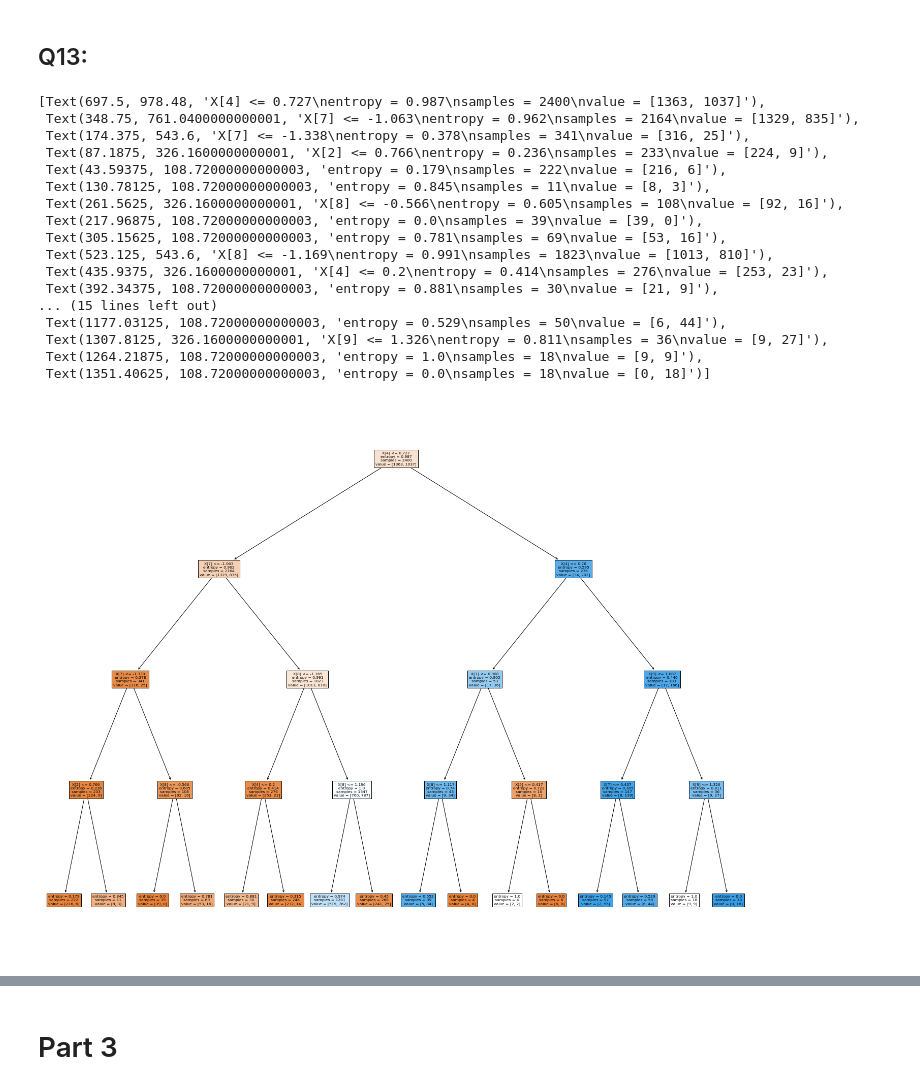
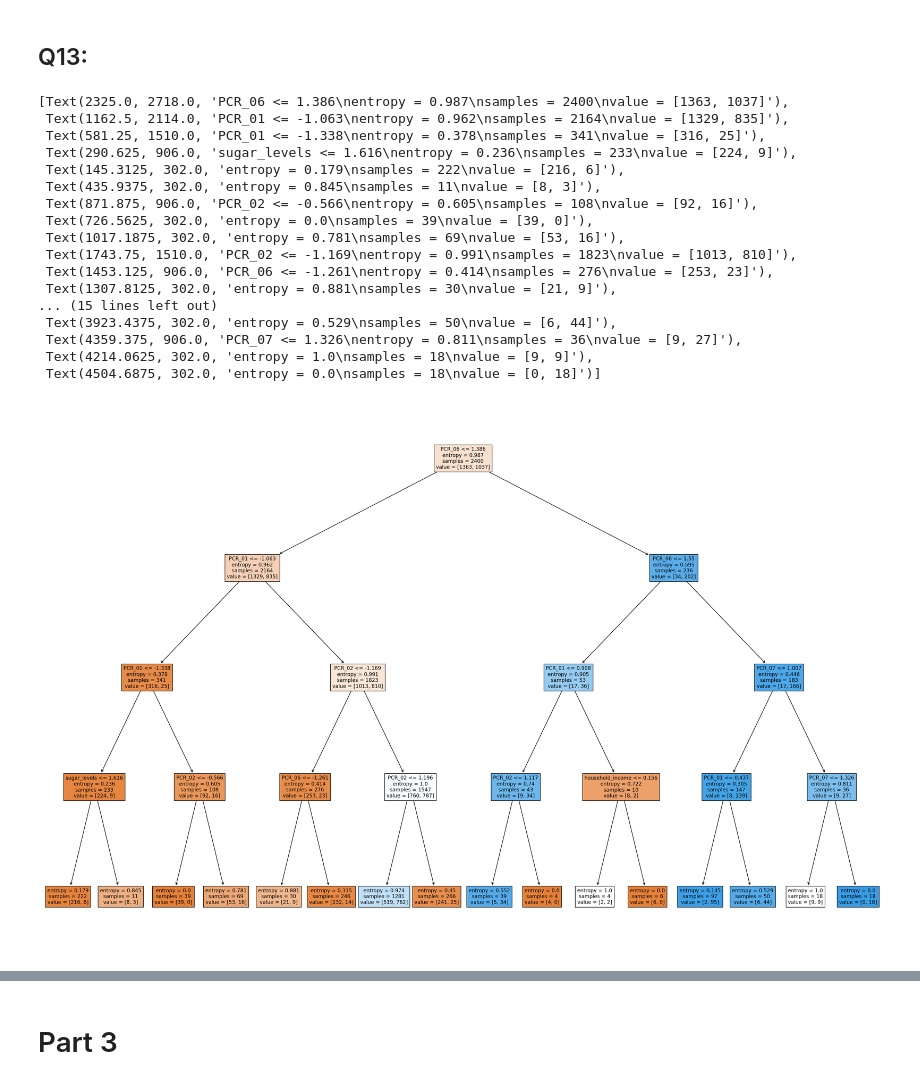
Before and after one commit to Av0cat0/IntroToML-cs236756-HW2, a Jupyter notebook: 313575599-308160647.ipynb, the cells around one changed output, grey strips where cells are left out. Cells and saved outputs as stored; diff of their text form; code cells hidden in the pictures.

```diff
--- a/313575599-308160647.ipynb
+++ b/313575599-308160647.ipynb
@@ -126,30 +143,30 @@ Name: risk, dtype: float64
 # %%
 features = [x for x in df_train.columns if x not in ['covid', 'risk', 'spread']]
 x_train = df_train[features]
 y_train = df_train['risk']
 x_test = df_test[features]
 y_test = df_test['risk']
 h = DecisionTreeClassifier(criterion="entropy", max_depth=4)
 h.fit(x_train, y_train)
 trainAcc = np.sum(h.predict(x_train) == y_train) * 100 / len(y_train)
-plt.figure(figsize=(25,20))
-plot_tree(h, filled=True)
+plt.figure(figsize=(30, 20), dpi=200)
+plot_tree(h, filled=True, feature_names=features, fontsize=10)
 # %% [output]
-[Text(697.5, 978.48, 'X[4] <= 0.727\nentropy = 0.987\nsamples = 2400\nvalue = [1363, 1037]'),
- Text(348.75, 761.0400000000001, 'X[7] <= -1.063\nentropy = 0.962\nsamples = 2164\nvalue = [1329, 835]'),
- Text(174.375, 543.6, 'X[7] <= -1.338\nentropy = 0.378\nsamples = 341\nvalue = [316, 25]'),
- Text(87.1875, 326.1600000000001, 'X[2] <= 0.766\nentropy = 0.236\nsamples = 233\nvalue = [224, 9]'),
- Text(43.59375, 108.72000000000003, 'entropy = 0.179\nsamples = 222\nvalue = [216, 6]'),
- Text(130.78125, 108.72000000000003, 'entropy = 0.845\nsamples = 11\nvalue = [8, 3]'),
- Text(261.5625, 326.1600000000001, 'X[8] <= -0.566\nentropy = 0.605\nsamples = 108\nvalue = [92, 16]'),
- Text(217.96875, 108.72000000000003, 'entropy = 0.0\nsamples = 39\nvalue = [39, 0]'),
- Text(305.15625, 108.72000000000003, 'entropy = 0.781\nsamples = 69\nvalue = [53, 16]'),
- Text(523.125, 543.6, 'X[8] <= -1.169\nentropy = 0.991\nsamples = 1823\nvalue = [1013, 810]'),
- Text(435.9375, 326.1600000000001, 'X[4] <= 0.2\nentropy = 0.414\nsamples = 276\nvalue = [253, 23]'),
- Text(392.34375, 108.72000000000003, 'entropy = 0.881\nsamples = 30\nvalue = [21, 9]'),
+[Text(2325.0, 2718.0, 'PCR_06 <= 1.386\nentropy = 0.987\nsamples = 2400\nvalue = [1363, 1037]'),
+ Text(1162.5, 2114.0, 'PCR_01 <= -1.063\nentropy = 0.962\nsamples = 2164\nvalue = [1329, 835]'),
+ Text(581.25, 1510.0, 'PCR_01 <= -1.338\nentropy = 0.378\nsamples = 341\nvalue = [316, 25]'),
+ Text(290.625, 906.0, 'sugar_levels <= 1.616\nentropy = 0.236\nsamples = 233\nvalue = [224, 9]'),
+ Text(145.3125, 302.0, 'entropy = 0.179\nsamples = 222\nvalue = [216, 6]'),
+ Text(435.9375, 302.0, 'entropy = 0.845\nsamples = 11\nvalue = [8, 3]'),
+ Text(871.875, 906.0, 'PCR_02 <= -0.566\nentropy = 0.605\nsamples = 108\nvalue = [92, 16]'),
+ Text(726.5625, 302.0, 'entropy = 0.0\nsamples = 39\nvalue = [39, 0]'),
+ Text(1017.1875, 302.0, 'entropy = 0.781\nsamples = 69\nvalue = [53, 16]'),
+ Text(1743.75, 1510.0, 'PCR_02 <= -1.169\nentropy = 0.991\nsamples = 1823\nvalue = [1013, 810]'),
+ Text(1453.125, 906.0, 'PCR_06 <= -1.261\nentropy = 0.414\nsamples = 276\nvalue = [253, 23]'),
+ Text(1307.8125, 302.0, 'entropy = 0.881\nsamples = 30\nvalue = [21, 9]'),
 ... (15 lines left out)
- Text(1177.03125, 108.72000000000003, 'entropy = 0.529\nsamples = 50\nvalue = [6, 44]'),
- Text(1307.8125, 326.1600000000001, 'X[9] <= 1.326\nentropy = 0.811\nsamples = 36\nvalue = [9, 27]'),
- Text(1264.21875, 108.72000000000003, 'entropy = 1.0\nsamples = 18\nvalue = [9, 9]'),
- Text(1351.40625, 108.72000000000003, 'entropy = 0.0\nsamples = 18\nvalue = [0, 18]')]
+ Text(3923.4375, 302.0, 'entropy = 0.529\nsamples = 50\nvalue = [6, 44]'),
+ Text(4359.375, 906.0, 'PCR_07 <= 1.326\nentropy = 0.811\nsamples = 36\nvalue = [9, 27]'),
+ Text(4214.0625, 302.0, 'entropy = 1.0\nsamples = 18\nvalue = [9, 9]'),
+ Text(4504.6875, 302.0, 'entropy = 0.0\nsamples = 18\nvalue = [0, 18]')]
-[figure, old version]
+[figure, new version]
```
Also changed, not shown: parts of 10 cells of this notebook, 3 other files.
